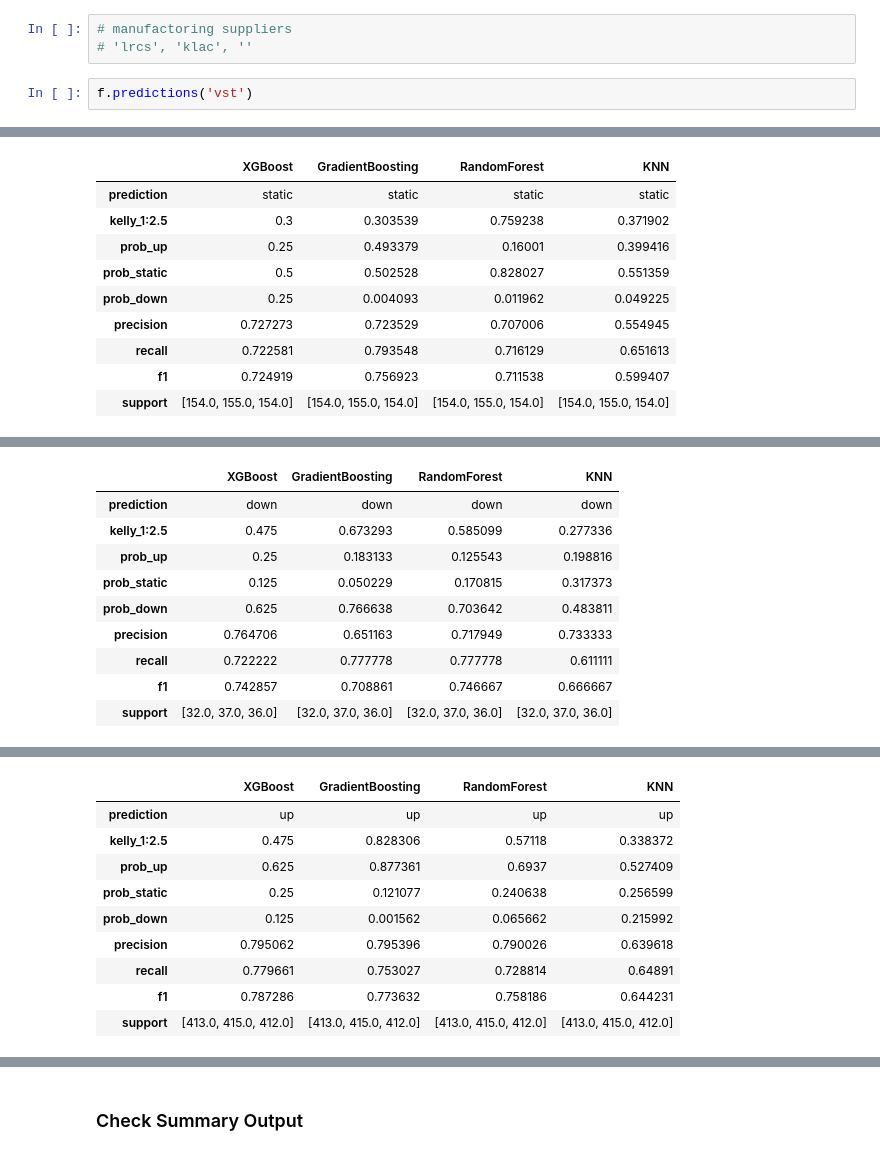
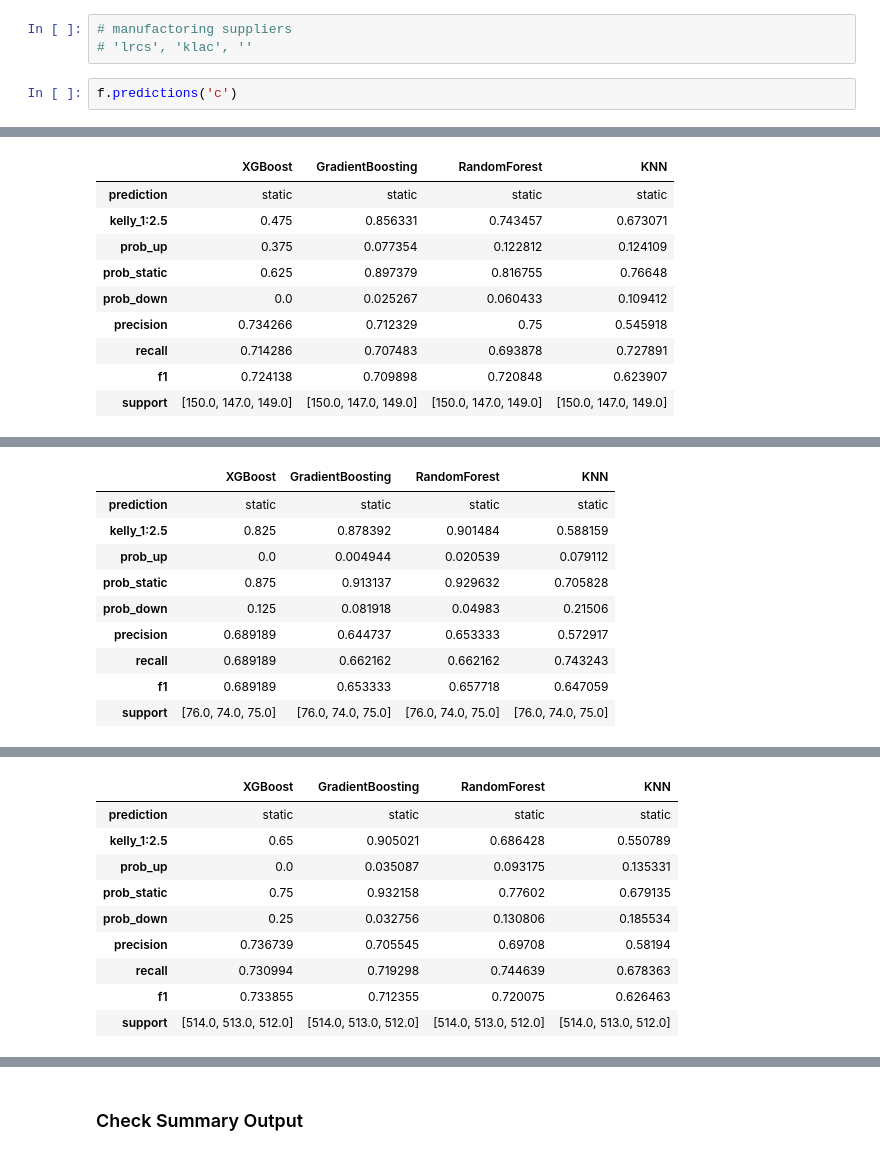
Before and after one commit to yuchild/stock_production, a Jupyter notebook: stock_next_time_frame_predictor.ipynb, the cells around one changed output, grey strips where cells are left out. Drawn from its saved outputs; the diff is of its cells as text.

```diff
--- a/stock_next_time_frame_predictor.ipynb
+++ b/stock_next_time_frame_predictor.ipynb
@@ -43,5 +43,5 @@ from src import functions as f
 # manufactoring suppliers
 # 'lrcs', 'klac', ''
 # %%
-f.predictions('vst')
+f.predictions('c')
 # %% [output]
@@ -60,10 +60,10 @@ VST 15m Interval Timestamp: 2024-10-21 02:59:50
 |  | XGBoost | GradientBoosting | RandomForest | KNN |
 | prediction | static | static | static | static |
-| kelly_1:2.5 | 0.3 | 0.303539 | 0.759238 | 0.371902 |
-| prob_up | 0.25 | 0.493379 | 0.16001 | 0.399416 |
-| prob_static | 0.5 | 0.502528 | 0.828027 | 0.551359 |
-| prob_down | 0.25 | 0.004093 | 0.011962 | 0.049225 |
-| precision | 0.727273 | 0.723529 | 0.707006 | 0.554945 |
-| recall | 0.722581 | 0.793548 | 0.716129 | 0.651613 |
-| f1 | 0.724919 | 0.756923 | 0.711538 | 0.599407 |
-| support | [154.0, 155.0, 154.0] | [154.0, 155.0, 154.0] | [154.0, 155.0, 154.0] | [154.0, 155.0, 154.0] |
+| kelly_1:2.5 | 0.475 | 0.856331 | 0.743457 | 0.673071 |
+| prob_up | 0.375 | 0.077354 | 0.122812 | 0.124109 |
+| prob_static | 0.625 | 0.897379 | 0.816755 | 0.76648 |
+| prob_down | 0.0 | 0.025267 | 0.060433 | 0.109412 |
+| precision | 0.734266 | 0.712329 | 0.75 | 0.545918 |
+| recall | 0.714286 | 0.707483 | 0.693878 | 0.727891 |
+| f1 | 0.724138 | 0.709898 | 0.720848 | 0.623907 |
+| support | [150.0, 147.0, 149.0] | [150.0, 147.0, 149.0] | [150.0, 147.0, 149.0] | [150.0, 147.0, 149.0] |
@@ -71,10 +71,10 @@ VST 30m Interval Timestamp: 2024-10-21 02:59:53
 |  | XGBoost | GradientBoosting | RandomForest | KNN |
-| prediction | down | down | down | down |
-| kelly_1:2.5 | 0.475 | 0.673293 | 0.585099 | 0.277336 |
-| prob_up | 0.25 | 0.183133 | 0.125543 | 0.198816 |
-| prob_static | 0.125 | 0.050229 | 0.170815 | 0.317373 |
-| prob_down | 0.625 | 0.766638 | 0.703642 | 0.483811 |
-| precision | 0.764706 | 0.651163 | 0.717949 | 0.733333 |
-| recall | 0.722222 | 0.777778 | 0.777778 | 0.611111 |
-| f1 | 0.742857 | 0.708861 | 0.746667 | 0.666667 |
-| support | [32.0, 37.0, 36.0] | [32.0, 37.0, 36.0] | [32.0, 37.0, 36.0] | [32.0, 37.0, 36.0] |
+| prediction | static | static | static | static |
+| kelly_1:2.5 | 0.825 | 0.878392 | 0.901484 | 0.588159 |
+| prob_up | 0.0 | 0.004944 | 0.020539 | 0.079112 |
+| prob_static | 0.875 | 0.913137 | 0.929632 | 0.705828 |
+| prob_down | 0.125 | 0.081918 | 0.04983 | 0.21506 |
+| precision | 0.689189 | 0.644737 | 0.653333 | 0.572917 |
+| recall | 0.689189 | 0.662162 | 0.662162 | 0.743243 |
+| f1 | 0.689189 | 0.653333 | 0.657718 | 0.647059 |
+| support | [76.0, 74.0, 75.0] | [76.0, 74.0, 75.0] | [76.0, 74.0, 75.0] | [76.0, 74.0, 75.0] |
@@ -82,10 +82,10 @@ VST 1h Interval Timestamp: 2024-10-21 02:59:55
 |  | XGBoost | GradientBoosting | RandomForest | KNN |
-| prediction | up | up | up | up |
-| kelly_1:2.5 | 0.475 | 0.828306 | 0.57118 | 0.338372 |
-| prob_up | 0.625 | 0.877361 | 0.6937 | 0.527409 |
-| prob_static | 0.25 | 0.121077 | 0.240638 | 0.256599 |
-| prob_down | 0.125 | 0.001562 | 0.065662 | 0.215992 |
-| precision | 0.795062 | 0.795396 | 0.790026 | 0.639618 |
-| recall | 0.779661 | 0.753027 | 0.728814 | 0.64891 |
-| f1 | 0.787286 | 0.773632 | 0.758186 | 0.644231 |
-| support | [413.0, 415.0, 412.0] | [413.0, 415.0, 412.0] | [413.0, 415.0, 412.0] | [413.0, 415.0, 412.0] |
+| prediction | static | static | static | static |
+| kelly_1:2.5 | 0.65 | 0.905021 | 0.686428 | 0.550789 |
+| prob_up | 0.0 | 0.035087 | 0.093175 | 0.135331 |
+| prob_static | 0.75 | 0.932158 | 0.77602 | 0.679135 |
+| prob_down | 0.25 | 0.032756 | 0.130806 | 0.185534 |
+| precision | 0.736739 | 0.705545 | 0.69708 | 0.58194 |
+| recall | 0.730994 | 0.719298 | 0.744639 | 0.678363 |
+| f1 | 0.733855 | 0.712355 | 0.720075 | 0.626463 |
+| support | [514.0, 513.0, 512.0] | [514.0, 513.0, 512.0] | [514.0, 513.0, 512.0] | [514.0, 513.0, 512.0] |
```
Also changed, not shown: parts of 1 cell of this notebook, 15 other files.
